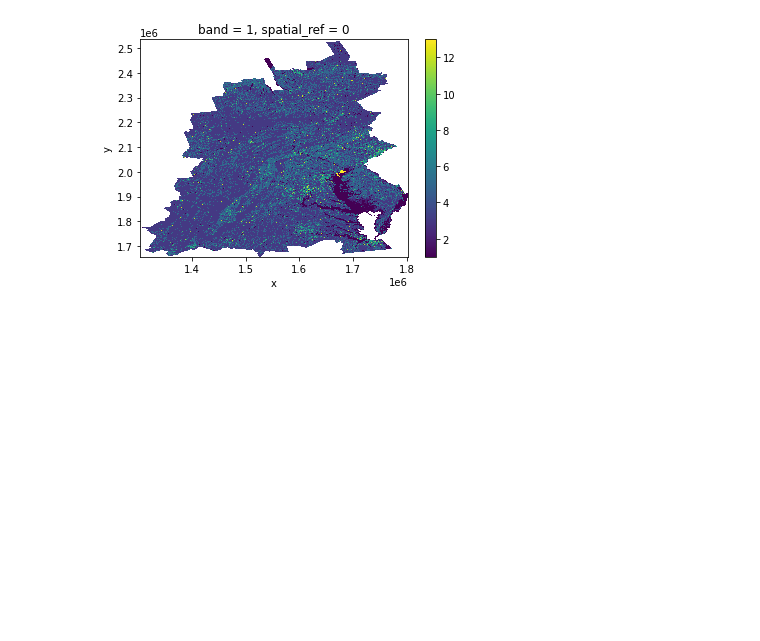
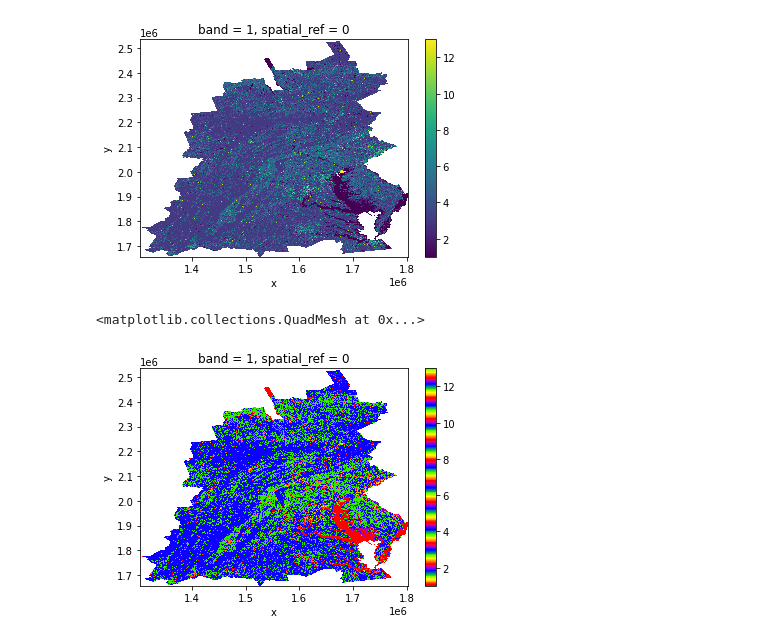
Before and after one commit to tonybutzer/fred, a Jupyter notebook: 1_bay/7_overviews_tif_reader.ipynb, the cells around one changed output. Drawn from its saved outputs; the diff is of its cells as text; code cells hidden in the pictures; blank space fills up the shorter version.

```diff
--- a/1_bay/7_overviews_tif_reader.ipynb
+++ b/1_bay/7_overviews_tif_reader.ipynb
@@ -49,3 +49,8 @@ da.plot()
 # %% [output]
 <matplotlib.collections.QuadMesh at 0x...>
 [figure]
+# %%
+da.plot(cmap='prism')
+# %% [output]
+<matplotlib.collections.QuadMesh at 0x...>
+[figure, added]
```
Also changed, not shown: 6 other files.
